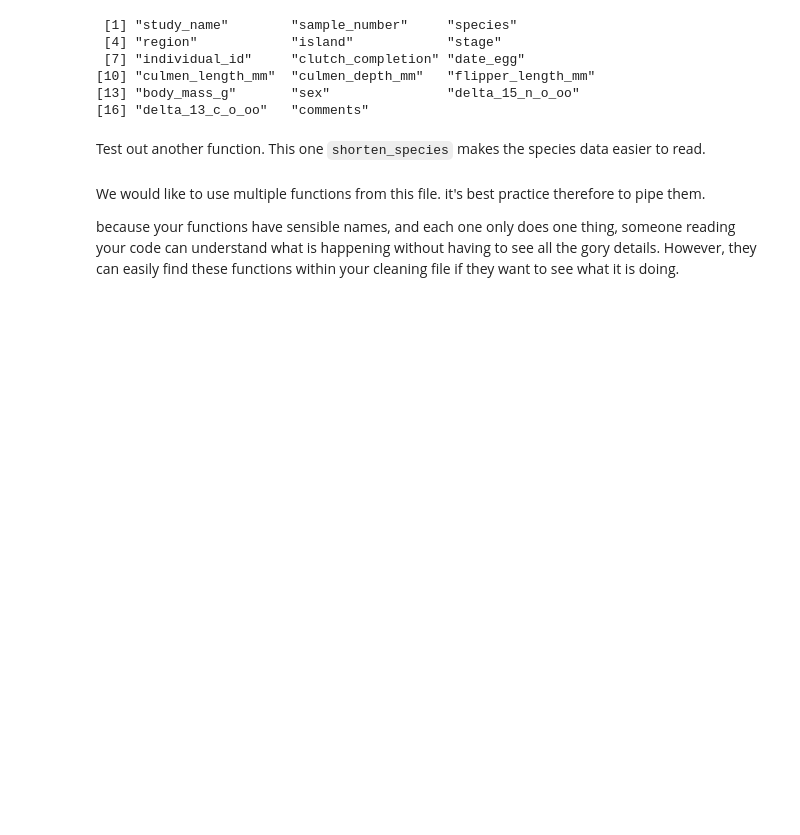
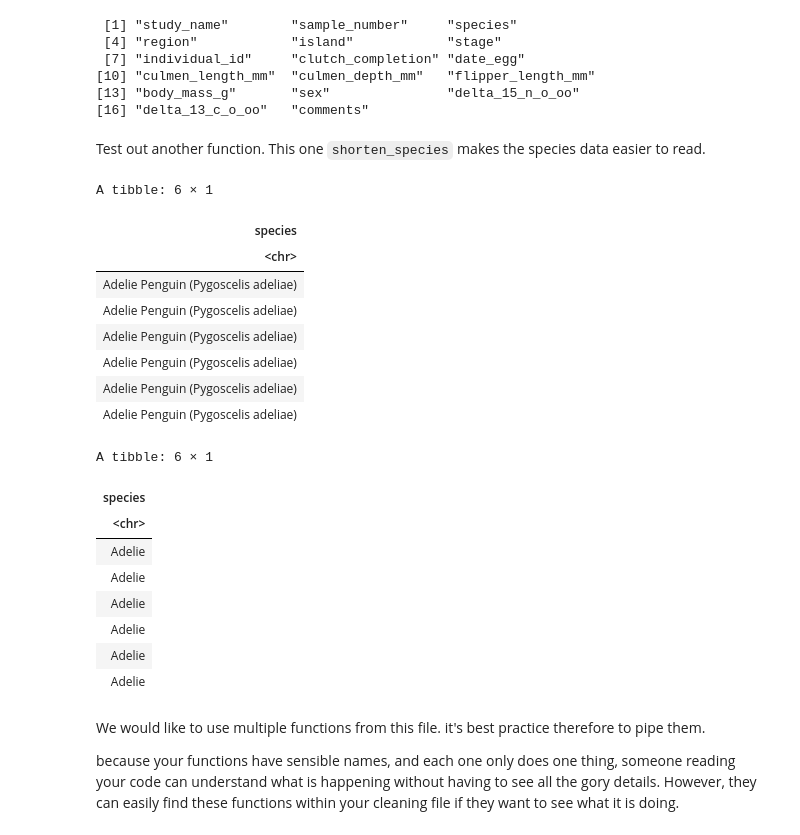
Before and after one commit to LydiaFrance/Reproducible_Figures_R, a Jupyter notebook: lesson_notebook01_recapProjects.ipynb, the cells around one changed output. Drawn from its saved outputs; the diff is of its cells as text; code cells hidden in the pictures; blank space fills up the shorter version.

```diff
--- a/lesson_notebook01_recapProjects.ipynb
+++ b/lesson_notebook01_recapProjects.ipynb
@@ -486,11 +486,30 @@ Test out another function. This one `shorten_species` makes the species data eas
 # %%
 
 # Another function fixes the species names. They're currently too long:
-head(penguins_clean$species)
+head(penguins_clean["species"])
 
 penguins_clean_species <- shorten_species(penguins_clean)
 
-head(penguins_clean_species$species)
+head(penguins_clean_species["species"])
+# %% [output]
+A tibble: 6 × 1
+| species |
+| <chr> |
+| Adelie Penguin (Pygoscelis adeliae) |
+| Adelie Penguin (Pygoscelis adeliae) |
+| Adelie Penguin (Pygoscelis adeliae) |
+| Adelie Penguin (Pygoscelis adeliae) |
+| Adelie Penguin (Pygoscelis adeliae) |
+| Adelie Penguin (Pygoscelis adeliae) |
+A tibble: 6 × 1
+| species |
+| <chr> |
+| Adelie |
+| Adelie |
+| Adelie |
+| Adelie |
+| Adelie |
+| Adelie |
 # %% [markdown]
 We would like to use multiple functions from this file. it's best practice therefore to pipe them.
 
```
